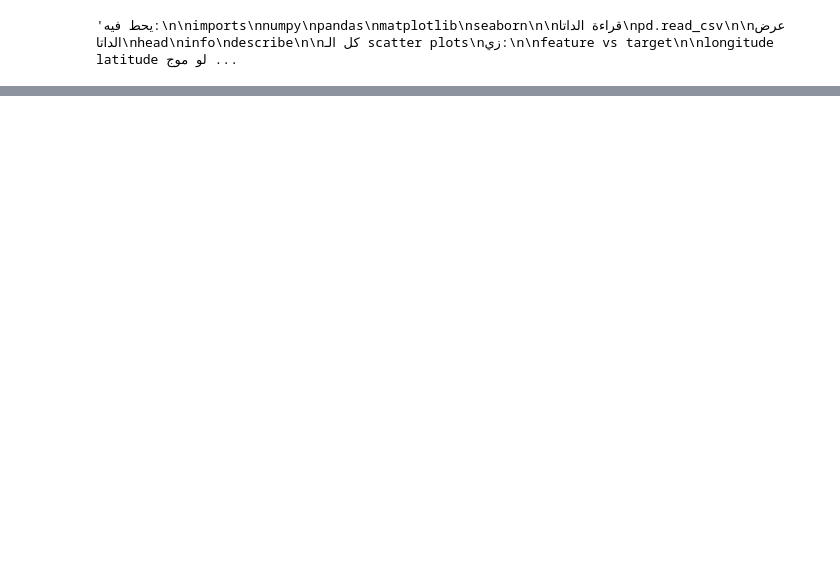
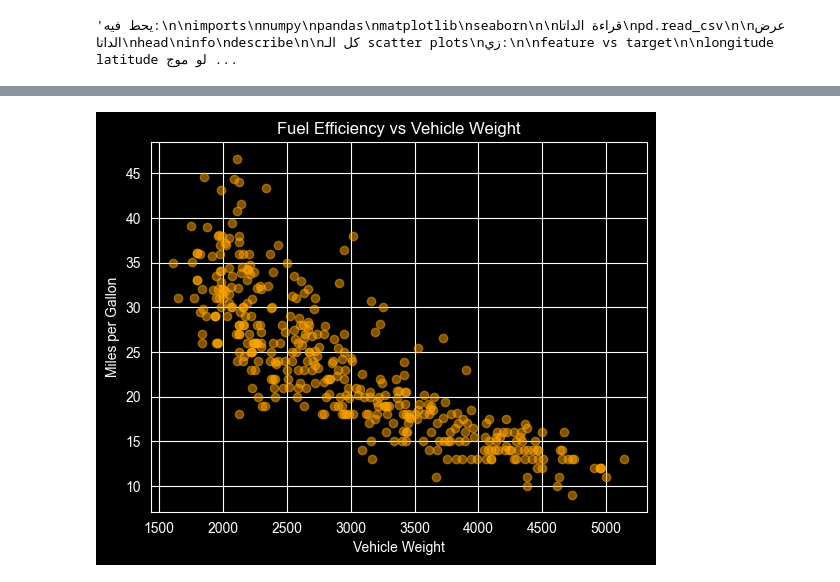
Before and after one commit to Abd0111111/AI-and-Machine_Learning_Diploma, a Jupyter notebook: Car_Mileage_Prediction_Project/notebooks/data_exploration.ipynb, the cells around one changed output, grey strips where cells are left out. Cells and saved outputs as stored; diff of their text form; code cells hidden in the pictures; blank space fills up the shorter version.

```diff
--- a/Car_Mileage_Prediction_Project/notebooks/data_exploration.ipynb
+++ b/Car_Mileage_Prediction_Project/notebooks/data_exploration.ipynb
@@ -40,0 +120,13 @@ LinearRegression
+# %%
+plt.show()
+plt.scatter(df['weight'], df['mpg'], color='orange', alpha=0.5)
+
+plt.xlabel("Vehicle Weight")
+plt.ylabel("Miles per Gallon")
+
+plt.title("Fuel Efficiency vs Vehicle Weight")
+plt.show()
+
+# Vehicle weight has a strong impact on miles per gallon.
+# %% [output]
+[figure, added]
```
Also changed, not shown: parts of 10 cells of this notebook, 4 other files.
